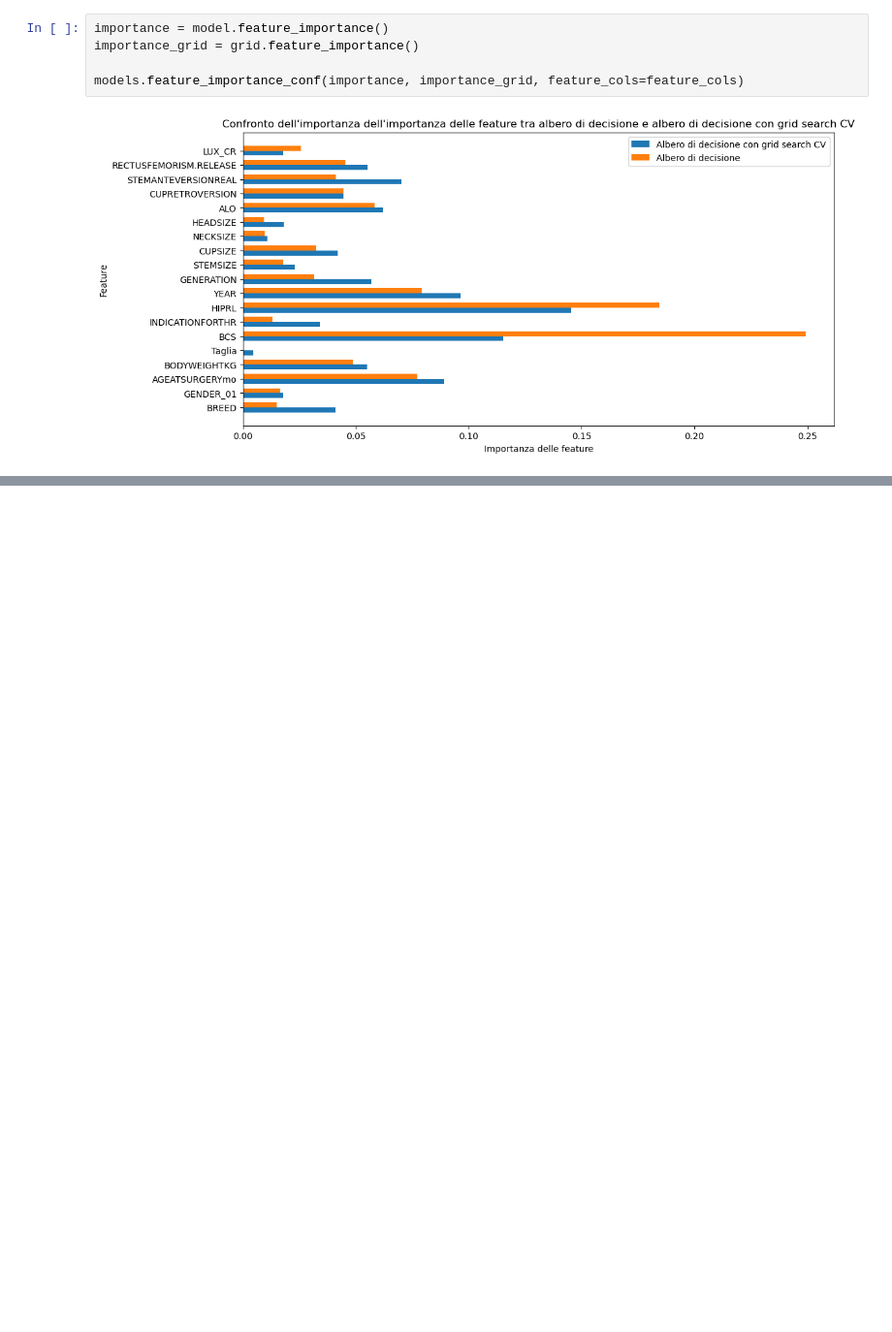
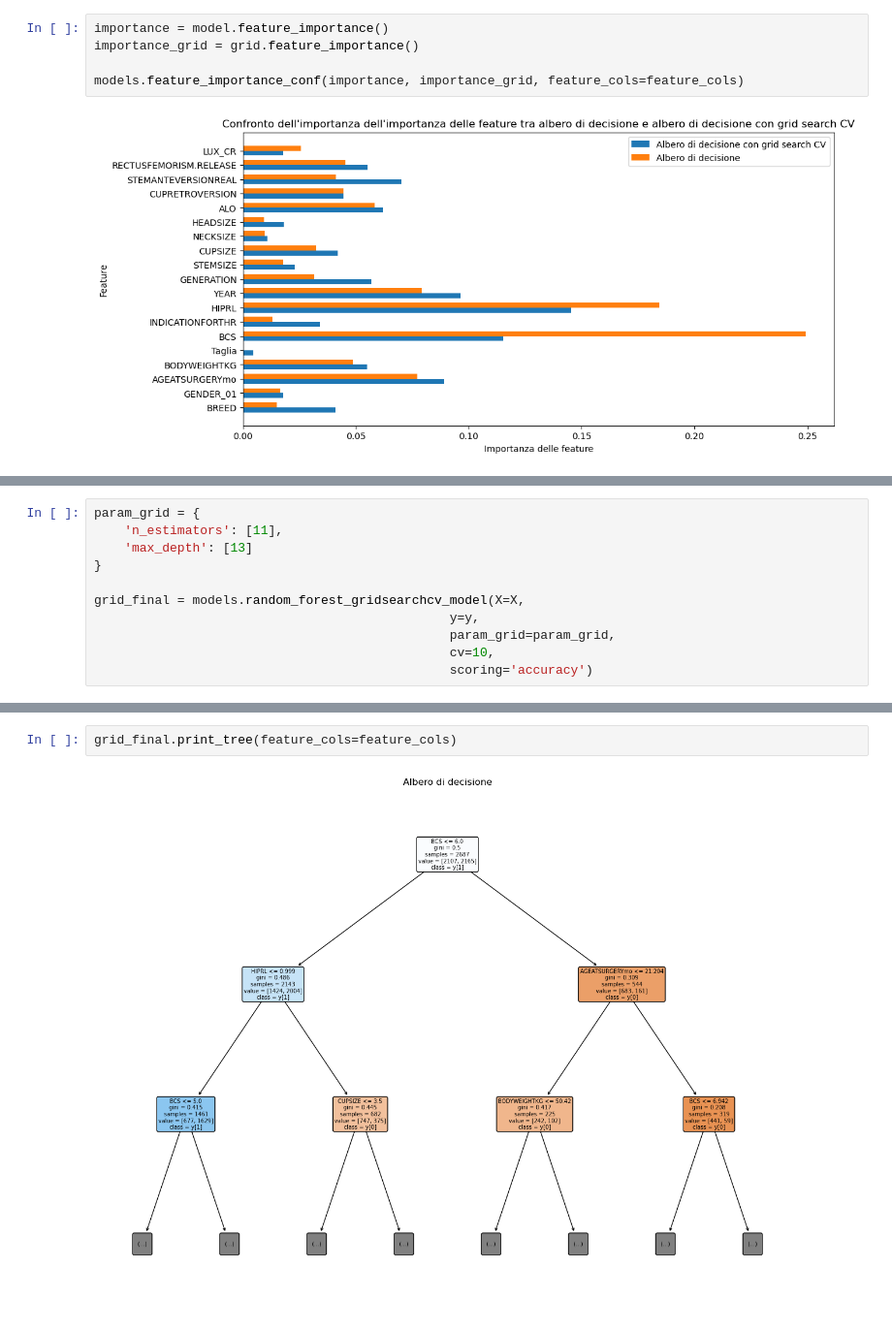
Before and after one commit to MatteoBisotti/Tirocinio, a Jupyter notebook: tirocinio/Model_random_forest/random_forest.ipynb, the cells around one changed output, grey strips where cells are left out. Shown at 97% size. Saved outputs shown, nothing was run; the diff lists cells and outputs as text; blank space fills up the shorter version.

```diff
--- a/tirocinio/Model_random_forest/random_forest.ipynb
+++ b/tirocinio/Model_random_forest/random_forest.ipynb
@@ -159,0 +278,11 @@ models.feature_importance_conf(importance, importance_grid, feature_cols=feature
+# %%
+param_grid = {
+    'n_estimators': [11],
+    'max_depth': [13]
+}
+
+grid_final = models.random_forest_gridsearchcv_model(X=X,
+                                               y=y,
+                                               param_grid=param_grid,
+                                               cv=10,
+                                               scoring='accuracy')
@@ -159,0 +301,4 @@ models.feature_importance_conf(importance, importance_grid, feature_cols=feature
+# %%
+grid_final.print_tree(feature_cols=feature_cols)
+# %% [output]
+[figure, added]
```
Also changed, not shown: parts of 11 cells of this notebook, 2 other files.
